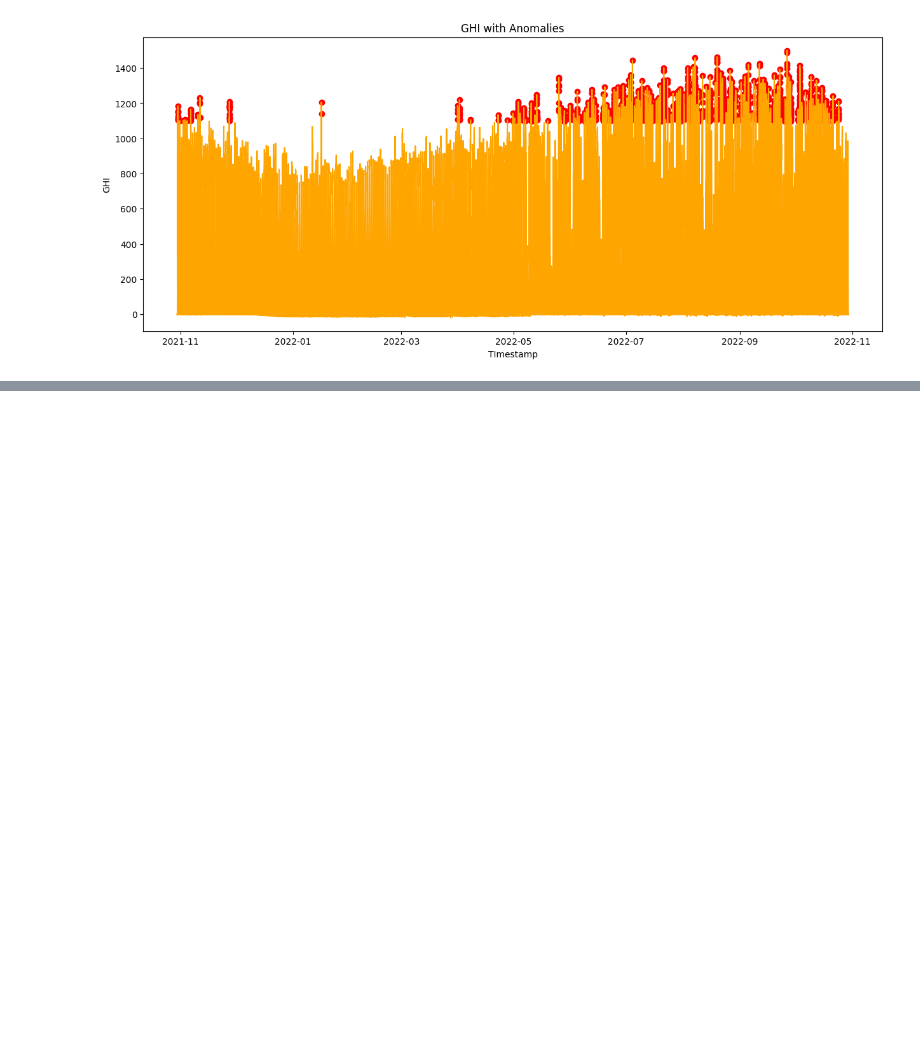
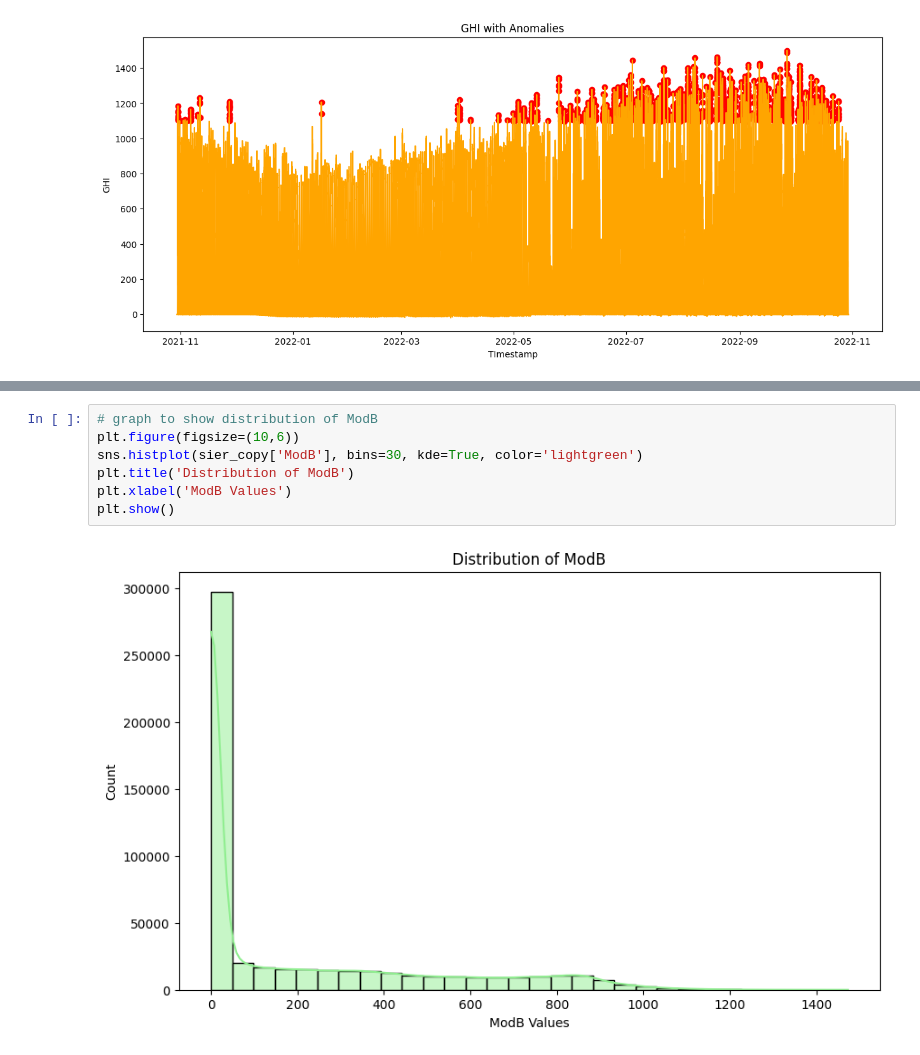
Before and after one commit to DiboraEyasuE/solar-challenge-week0, a Jupyter notebook: notebooks/sierraleone_eda.ipynb, the cells around one changed output, grey strips where cells are left out. Drawn from its saved outputs; the diff is of its cells as text; blank space fills up the shorter version.

```diff
--- a/notebooks/sierraleone_eda.ipynb
+++ b/notebooks/sierraleone_eda.ipynb
@@ -185,0 +265,9 @@ plt.show()
+# %%
+# graph to show distribution of ModB
+plt.figure(figsize=(10,6))
+sns.histplot(sier_copy['ModB'], bins=30, kde=True, color='lightgreen')
+plt.title('Distribution of ModB')
+plt.xlabel('ModB Values')
+plt.show()
+# %% [output]
+[figure, added]
```
Also changed, not shown: parts of 17 cells of this notebook.
